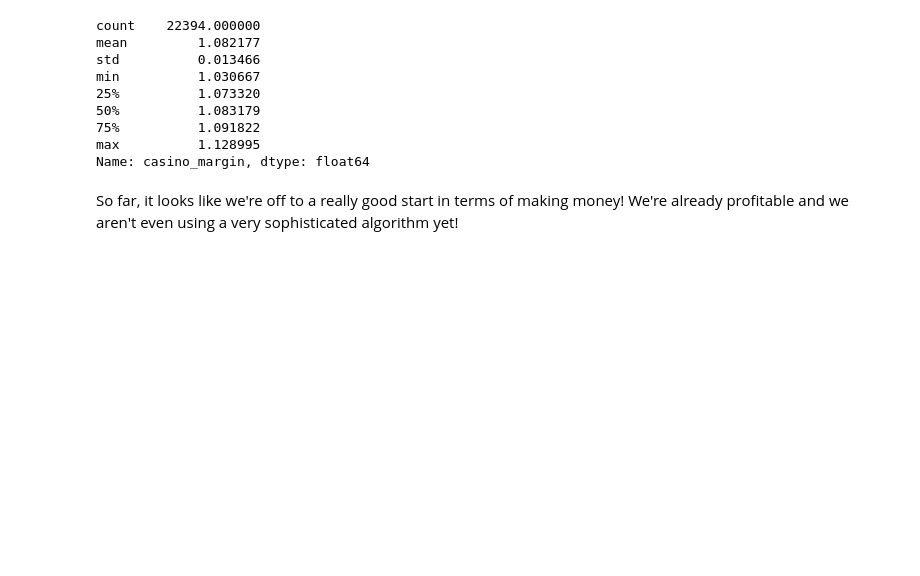
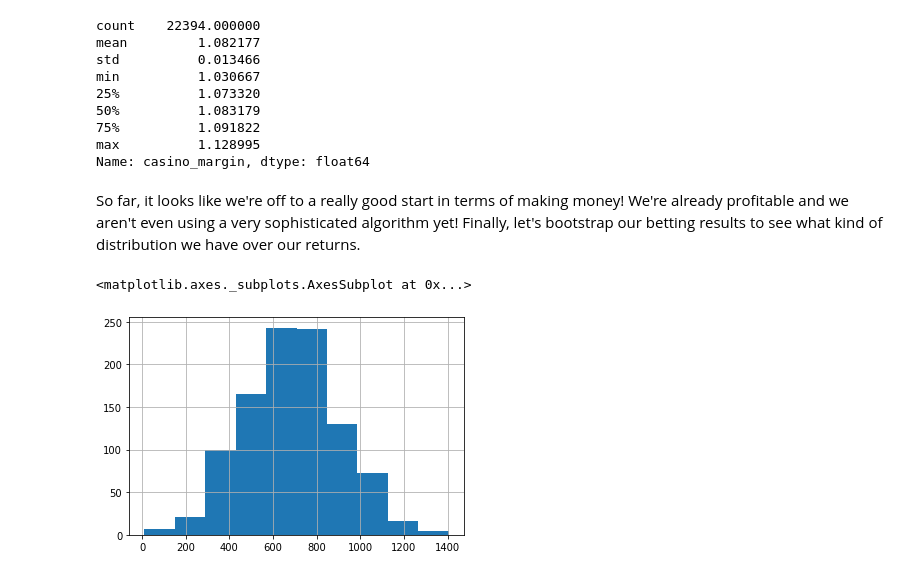
Before and after one commit to siddjagadish/tennis_new, a Jupyter notebook: tennis_new/notebooks/model_fitting/ELO/Betting Evaluation.ipynb, the cells around one changed output. Drawn from its saved outputs; the diff is of its cells as text; code cells hidden in the pictures; blank space fills up the shorter version.

Commit message:
Added bootstrap returns

```diff
--- a/tennis_new/notebooks/model_fitting/ELO/Betting Evaluation.ipynb
+++ b/tennis_new/notebooks/model_fitting/ELO/Betting Evaluation.ipynb
@@ -325,4 +325,31 @@ min          1.030667
 max          1.128995
 Name: casino_margin, dtype: float64
 # %% [markdown]
-So far, it looks like we're off to a really good start in terms of making money!  We're already profitable and we aren't even using a very sophisticated algorithm yet!
+So far, it looks like we're off to a really good start in terms of making money!  We're already profitable and we aren't even using a very sophisticated algorithm yet!  Finally, let's bootstrap our betting results to see what kind of distribution we have over our returns.
+# %%
+# With a large margin, are we necessarily betting on matches with very low casino margins?
+buffer = 0.1
+bet_p1 = my_data['platt_pred'] > (1. / my_data['p1_odds'] + buffer)
+bet_p2 = (1. - my_data['platt_pred']) > (1. / my_data['p2_odds'] + buffer)
+w_bet = my_data[
+    bet_p1 | bet_p2
+]
+
+to_bootstrap = pd.DataFrame({
+    'odds': my_data['p1_odds'].values,
+    'bet_p1': bet_p1,
+    'bet_p2': bet_p2
+})
+to_bootstrap = to_bootstrap[to_bootstrap['bet_p1'] | to_bootstrap['bet_p2']]  # Keep only rows with a bet
+
+N_ITERS = 1000
+profits = []
+for _ in tqdm(range(N_ITERS)):
+    cur_samp = to_bootstrap.sample(to_bootstrap.shape[0], replace=True)
+    profit = (cur_samp['bet_p1'] * cur_samp['odds']).sum() - (cur_samp['bet_p1'].sum() + cur_samp['bet_p2'].sum())
+    profits.append(profit)
+# %%
+pd.Series(profits).hist()
+# %% [output]
+<matplotlib.axes._subplots.AxesSubplot at 0x...>
+[figure, added]
```
Also changed, not shown: parts of 2 cells of this notebook.
